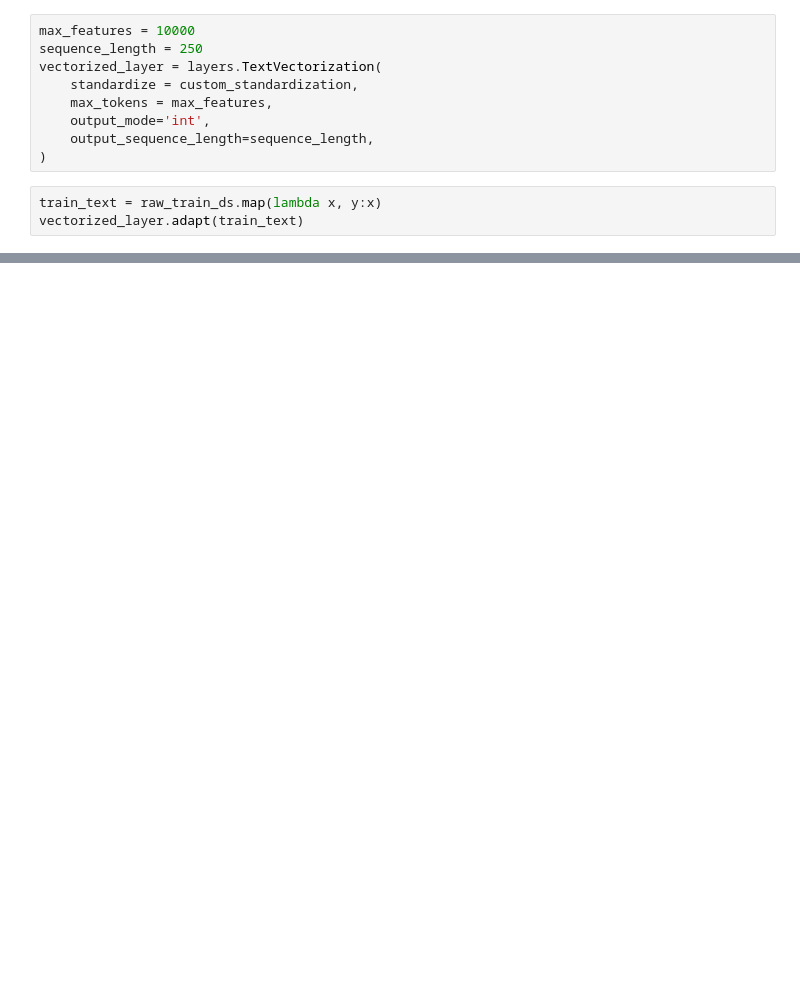
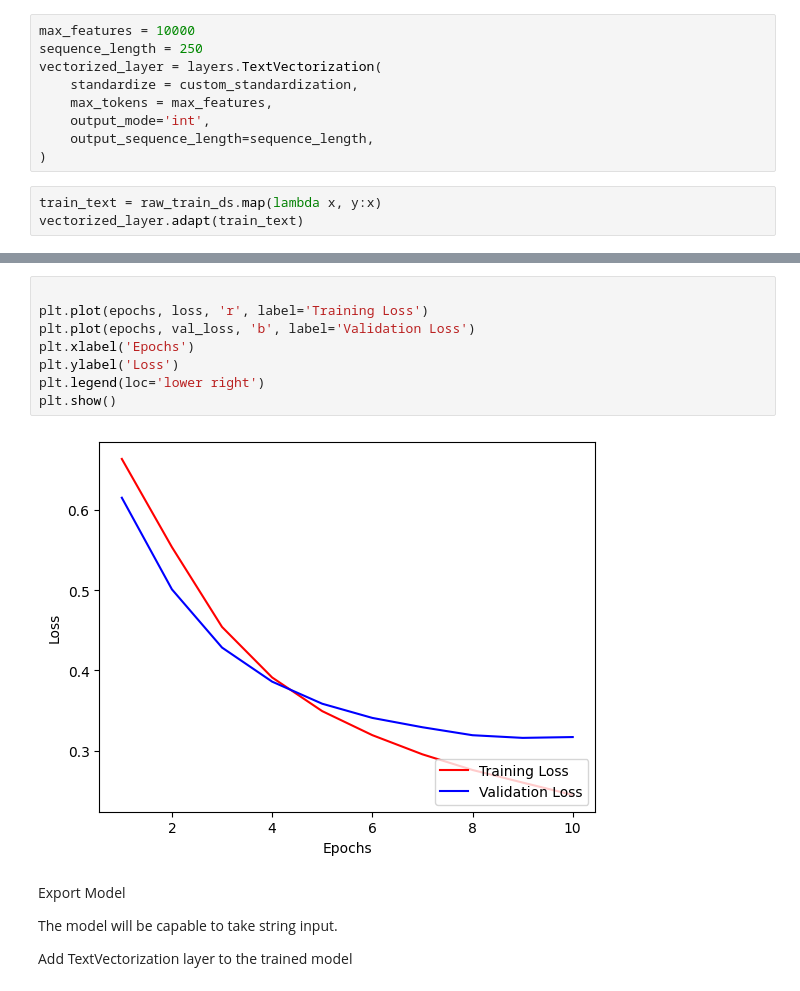
Before and after one commit to smmoinurrahman/Tensorflow, a Jupyter notebook: basic_text_classification.ipynb, the cells around one changed output, grey strips where cells are left out. Saved outputs shown, nothing was run; the diff lists cells and outputs as text; blank space fills up the shorter version.

```diff
--- a/basic_text_classification.ipynb
+++ b/basic_text_classification.ipynb
@@ -120,0 +248,16 @@ def vectorize_text(text, label):
+# %%
+
+plt.plot(epochs, loss, 'r', label='Training Loss')
+plt.plot(epochs, val_loss, 'b', label='Validation Loss')
+plt.xlabel('Epochs')
+plt.ylabel('Loss')
+plt.legend(loc='lower right')
+plt.show()
+# %% [output]
+[figure, added]
+# %% [markdown]
+Export Model
+
+The model will be capable to take string input.
+
+Add TextVectorization layer to the trained model
```
Also changed, not shown: parts of 16 cells of this notebook.
